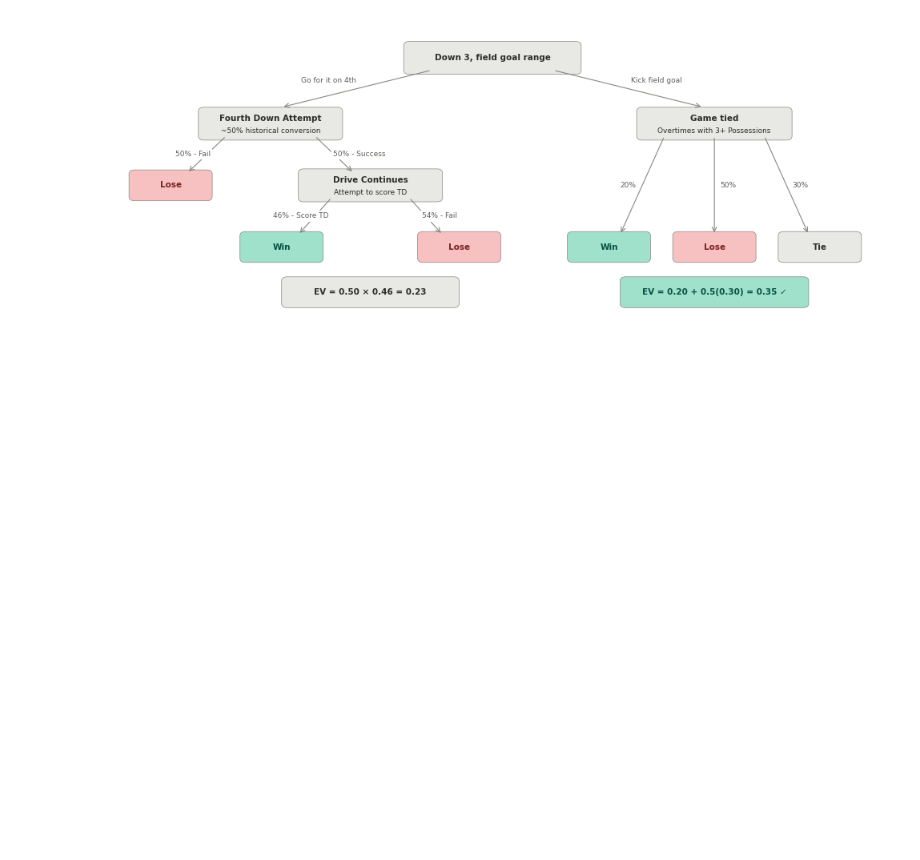
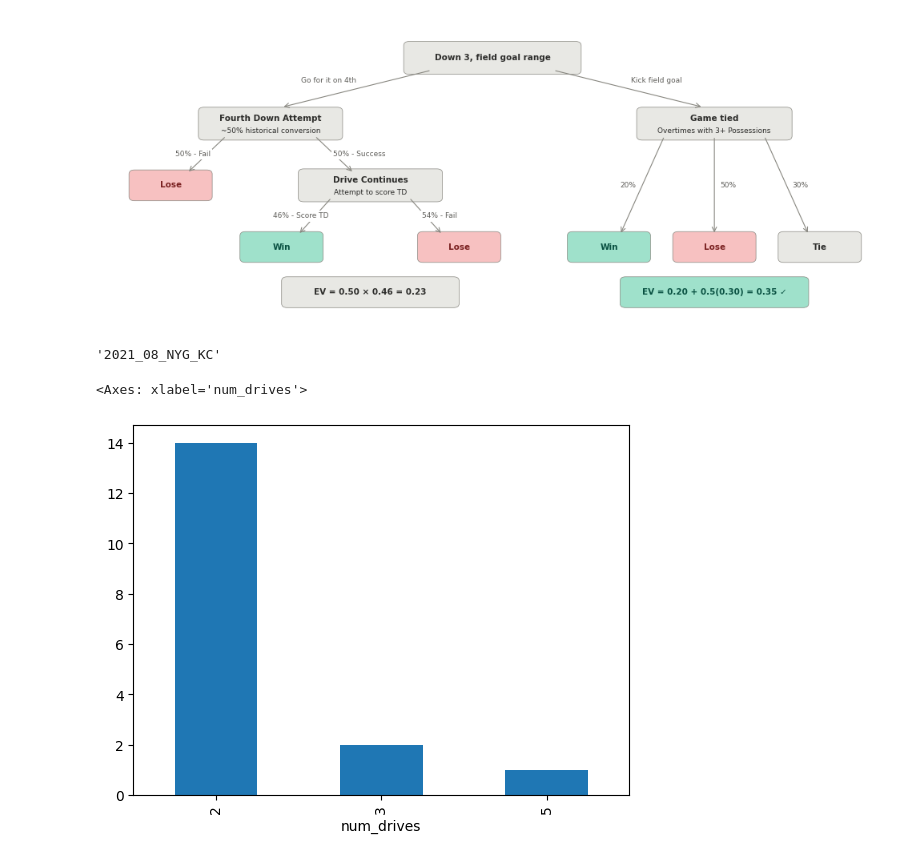
Before and after one commit to njlewin/NFL_Overtime_Model, a Jupyter notebook: analysis/analysis.ipynb, the cells around one changed output. Drawn from its saved outputs; the diff is of its cells as text; code cells hidden in the pictures; blank space fills up the shorter version.

```diff
--- a/analysis/analysis.ipynb
+++ b/analysis/analysis.ipynb
@@ -338,3 +338,20 @@ plt.savefig(ASSET_DIR/DECISION_TREE, dpi=120, bbox_inches='tight')
 plt.show()
 # %% [output]
 [figure]
+# %%
+sample = pbp_df['game_id'].sample(1).iloc[0]
+# %% [output]
+'2021_08_NYG_KC'
+# %%
+df_ot = pbp_df[(pbp_df['qtr'] == 5)]
+df_2025pbp = df_ot[(df_ot['season'] == 2025) | ((df_ot['season'] >= 2022) & (df_ot['week'] > 18))]
+drive_counts = (
+    df_2025pbp.groupby('game_id')['drive']
+    .nunique()
+    .reset_index()
+    .rename(columns={'drive': 'num_drives'})
+)
+drive_counts['num_drives'].value_counts().sort_index().plot(kind='bar')
+# %% [output]
+<Axes: xlabel='num_drives'>
+[figure, added]
```
Also changed, not shown: 1 other file.
